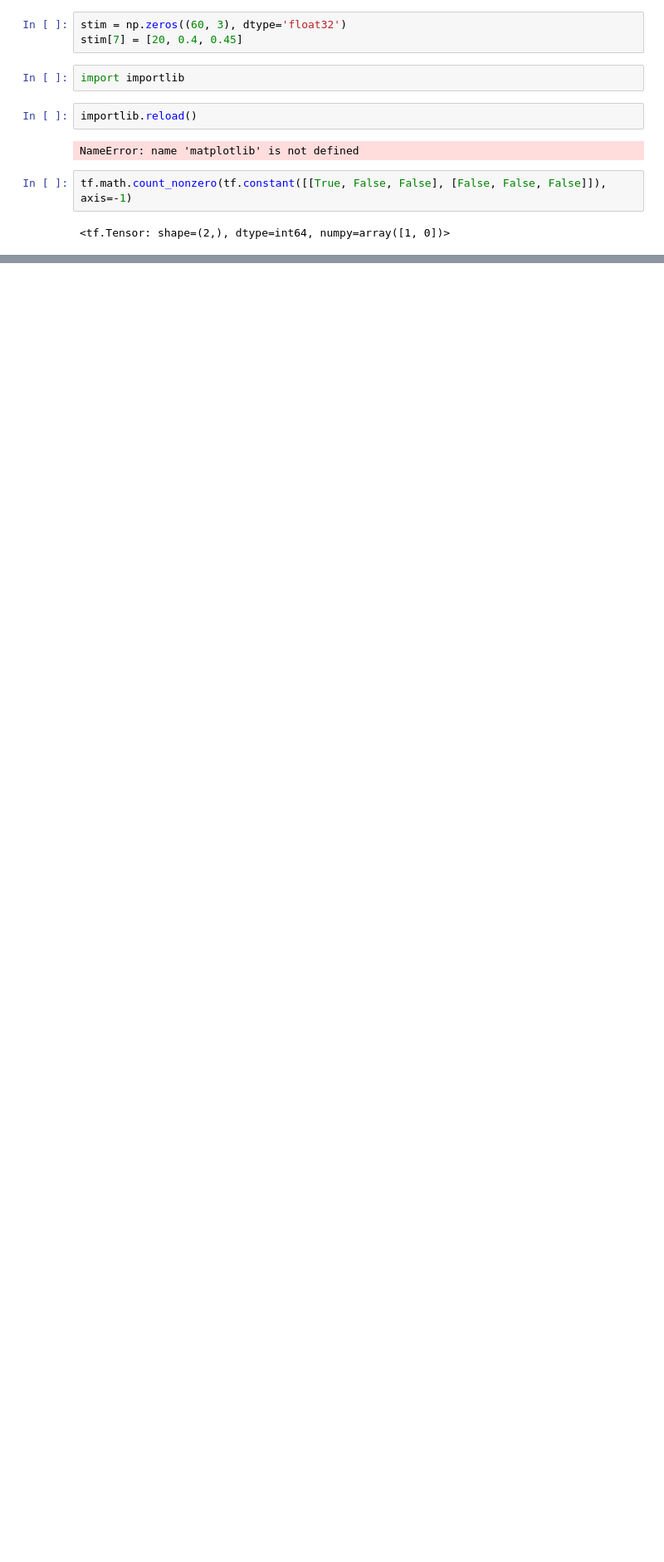
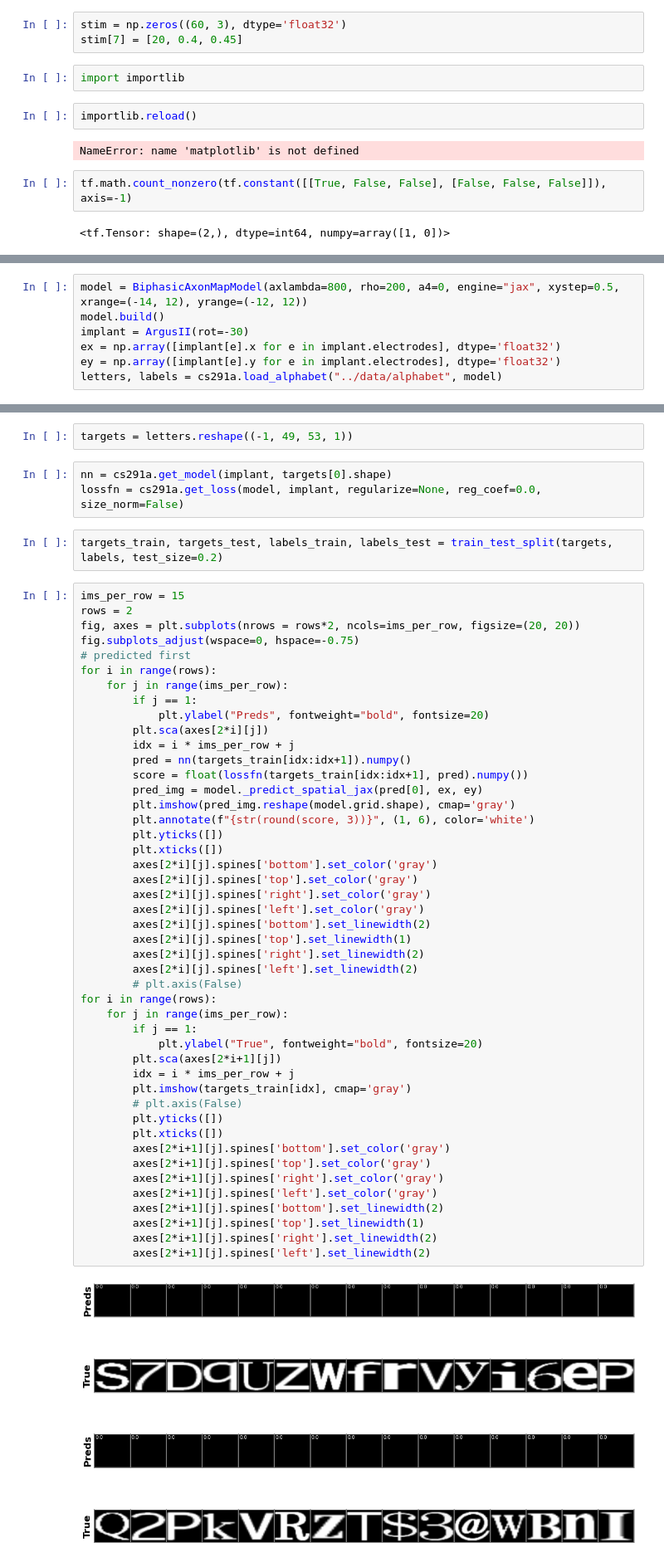
Before and after one commit to jgranley/CS291a, a Jupyter notebook: notebooks/tf_p2p.ipynb, the cells around one changed output, grey strips where cells are left out. Shown at 83% size. Cells and saved outputs as stored; diff of their text form; blank space fills up the shorter version.

```diff
--- a/notebooks/tf_p2p.ipynb
+++ b/notebooks/tf_p2p.ipynb
@@ -455,0 +538,7 @@ tf.math.count_nonzero(tf.constant([[True, False, False], [False, False, False]])
+# %%
+model = BiphasicAxonMapModel(axlambda=800, rho=200, a4=0, engine="jax", xystep=0.5, xrange=(-14, 12), yrange=(-12, 12))
+model.build()
+implant = ArgusII(rot=-30)
+ex = np.array([implant[e].x for e in implant.electrodes], dtype='float32')
+ey = np.array([implant[e].y for e in implant.electrodes], dtype='float32')
+letters, labels = cs291a.load_alphabet("../data/alphabet", model)
@@ -455,0 +549,55 @@ tf.math.count_nonzero(tf.constant([[True, False, False], [False, False, False]])
+# %%
+targets = letters.reshape((-1, 49, 53, 1))
+# %%
+nn = cs291a.get_model(implant, targets[0].shape)
+lossfn = cs291a.get_loss(model, implant, regularize=None, reg_coef=0.0, size_norm=False)
+# %%
+targets_train, targets_test, labels_train, labels_test = train_test_split(targets, labels, test_size=0.2)
+# %%
+ims_per_row = 15
+rows = 2
+fig, axes = plt.subplots(nrows = rows*2, ncols=ims_per_row, figsize=(20, 20))
+fig.subplots_adjust(wspace=0, hspace=-0.75)
+# predicted first
+for i in range(rows):
+    for j in range(ims_per_row):
+        if j == 1:
+            plt.ylabel("Preds", fontweight="bold", fontsize=20)
+        plt.sca(axes[2*i][j])
+        idx = i * ims_per_row + j
+        pred = nn(targets_train[idx:idx+1]).numpy()
+        score = float(lossfn(targets_train[idx:idx+1], pred).numpy())
+        pred_img = model._predict_spatial_jax(pred[0], ex, ey)
+        plt.imshow(pred_img.reshape(model.grid.shape), cmap='gray')
+        plt.annotate(f"{str(round(score, 3))}", (1, 6), color='white')
+        plt.yticks([])
+        plt.xticks([])
+        axes[2*i][j].spines['bottom'].set_color('gray')
+        axes[2*i][j].spines['top'].set_color('gray')
+        axes[2*i][j].spines['right'].set_color('gray')
+        axes[2*i][j].spines['left'].set_color('gray')
+        axes[2*i][j].spines['bottom'].set_linewidth(2)
+        axes[2*i][j].spines['top'].set_linewidth(1)
+        axes[2*i][j].spines['right'].set_linewidth(2)
+        axes[2*i][j].spines['left'].set_linewidth(2)
+        # plt.axis(False)
+for i in range(rows):
+    for j in range(ims_per_row):
+        if j == 1:
+            plt.ylabel("True", fontweight="bold", fontsize=20)
+        plt.sca(axes[2*i+1][j])
+        idx = i * ims_per_row + j
+        plt.imshow(targets_train[idx], cmap='gray')
+        # plt.axis(False)
+        plt.yticks([])
+        plt.xticks([])
+        axes[2*i+1][j].spines['bottom'].set_color('gray')
+        axes[2*i+1][j].spines['top'].set_color('gray')
+        axes[2*i+1][j].spines['right'].set_color('gray')
+        axes[2*i+1][j].spines['left'].set_color('gray')
+        axes[2*i+1][j].spines['bottom'].set_linewidth(2)
+        axes[2*i+1][j].spines['top'].set_linewidth(1)
+        axes[2*i+1][j].spines['right'].set_linewidth(2)
+        axes[2*i+1][j].spines['left'].set_linewidth(2)
+# %% [output]
+[figure, added]
```
Also changed, not shown: parts of 18 cells of this notebook, 15 other files.
